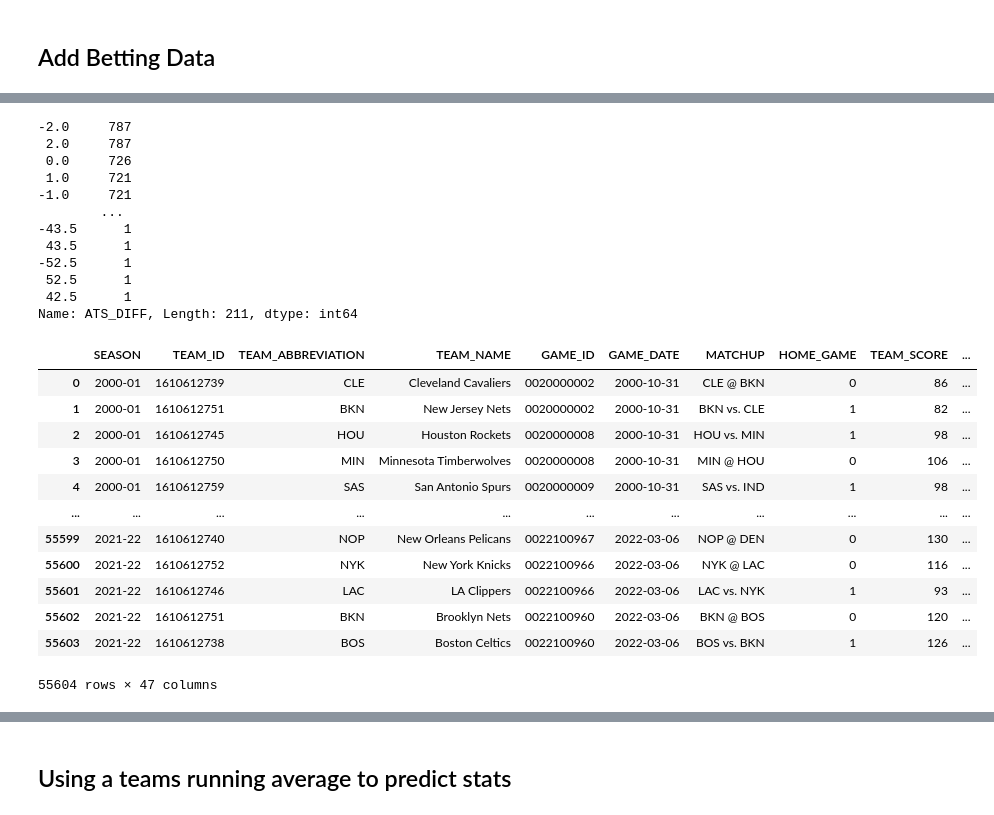
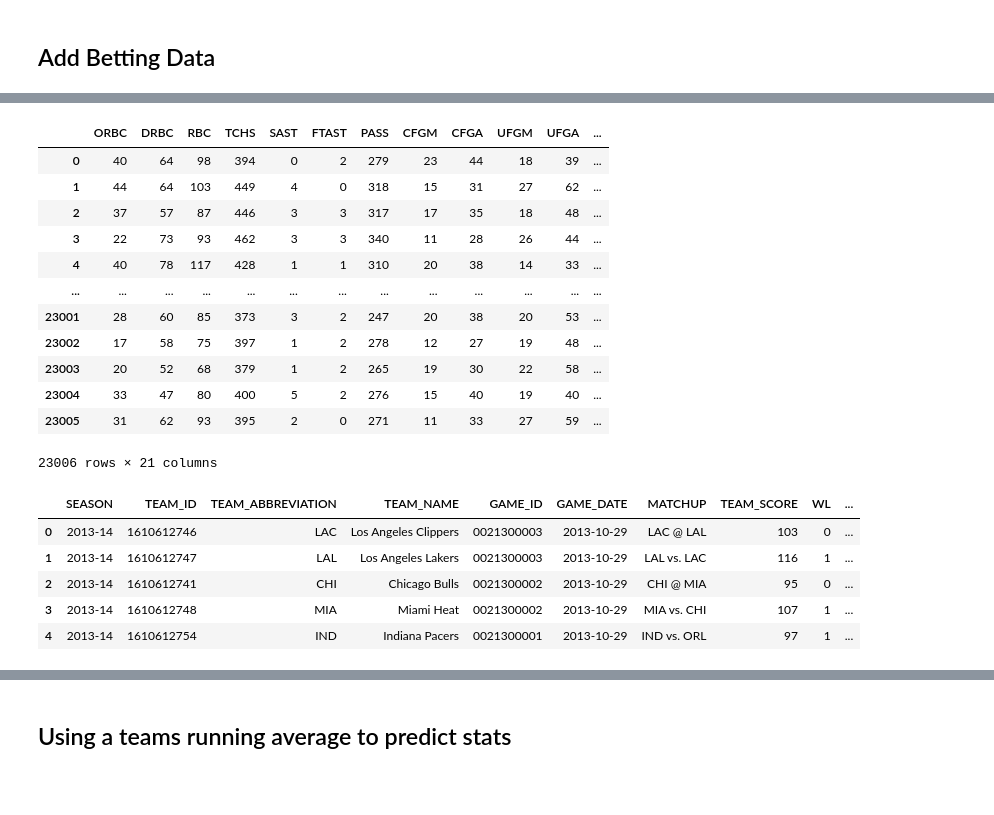
Before and after one commit to jnish23/NBA_Model_V2, a Jupyter notebook: notebooks/predicting_points_scored with_tracking.ipynb, the cells around one changed output, grey strips where cells are left out. Drawn from its saved outputs; the diff is of its cells as text; code cells hidden in the pictures; blank space fills up the shorter version.

```diff
--- a/notebooks/predicting_points_scored with_tracking.ipynb
+++ b/notebooks/predicting_points_scored with_tracking.ipynb
@@ -146,6 +144,5 @@ clean_df
 # %%
 # from src.data.make_team_dataset import prep_for_aggregation
-
 
 def prep_for_aggregation(df):
     """This function...
@@ -160,7 +157,7 @@ def prep_for_aggregation(df):
                           'AST_RATIO', 'E_TM_TOV_PCT', 'TM_TOV_PCT',
                           'EFG_PCT', 'TS_PCT', 'USG_PCT', 'E_USG_PCT',
                           'PACE_PER40', 'MIN', 'PIE', 'CFG_PCT', 'UFG_PCT',
-                          'DFG_PCT'])
+                          'DFG_PCT', 'E_OFF_RATING', 'E_DEF_RATING', 'E_NET_RATING'])
 
     df['FG2M'] = df['FGM'] - df['FG3M']
     df['FG2A'] = df['FGA'] - df['FG3A']
@@ -177,6 +174,24 @@ def prep_for_aggregation(df):
     df['RECORD'] = df['WL']
     df['TEAM_SCORE'] = df['PTS']
 
+    df = df.drop(columns = ['PCT_FGA_2PT', 'PCT_FGA_3PT', 'PCT_PTS_2PT',
+                          'PCT_PTS_2PT_MR', 'PCT_PTS_3PT', 'PCT_PTS_FB',
+                          'PCT_PTS_FT','PCT_PTS_OFF_TOV', 'PCT_PTS_PAINT',
+                          'PCT_AST_2PM', 'PCT_UAST_2PM','PCT_AST_3PM',
+                          'PCT_UAST_3PM', 'PCT_AST_FGM', 'PCT_UAST_FGM',
+                          'E_PACE'])
+
+    ## Reorder Columns
+
+    df = df[['SEASON', 'TEAM_ID', 'TEAM_ABBREVIATION', 'TEAM_NAME', 'GAME_ID',
+       'GAME_DATE', 'MATCHUP', 'TEAM_SCORE', 'WL', 'POINT_DIFF', 'HOME_GAME', 'RECORD',
+       'FG2M', 'FG2A', 'FG3M', 'FG3A', 'FTM', 'FTA', 'OREB', 'DREB', 'REB',
+       'AST', 'STL', 'BLK', 'TOV', 'PF', 'PTS',
+       'PLUS_MINUS', 'OFF_RATING', 'DEF_RATING', 'NET_RATING', 'PACE',
+       'POSS', 'DIST', 'ORBC', 'DRBC', 'RBC', 'TCHS', 'SAST', 'FTAST', 'PASS',
+       'CFGM', 'CFGA', 'UFGM', 'UFGA', 'DFGM', 'DFGA', 'PTS_2PT_MR', 'PTS_FB', 'PTS_OFF_TOV', 'PTS_PAINT', 'AST_2PM',
+       'AST_3PM', 'UAST_2PM', 'UAST_3PM']]
+
     return df
 
 
@@ -291,6 +275,8 @@ def clean_moneyline_df(df=moneylines):
     moneylines = pd.concat(
         [df.iloc[:, :4], highest_home_ml, highest_away_ml], axis=1)
 
+    moneylines['GM_DATE'] = pd.to_datetime(moneylines['GM_DATE'])
+
     return moneylines
 # %%
 clean_mls = clean_moneyline_df(df=moneylines)
@@ -374,6 +344,7 @@ def clean_spreads_df(df=spreads):
 
     spreads = pd.concat(
         [df.iloc[:, :4], highest_home_spread, highest_away_spread], axis=1)
+    spreads['GM_DATE'] = pd.to_datetime(spreads['GM_DATE'])
 
     return spreads
 # %%
@@ -447,44 +417,36 @@ def merge_betting_and_boxscore_data(clean_spreads, clean_mls, clean_boxscores):
 merged_df = merge_betting_and_boxscore_data(
     clean_spreads, clean_mls, clean_boxscores=clean_df2)
 # %%
-merged_df['ATS_DIFF'].value_counts()
-
-# merged_df.loc[merged_df['TEAM_COVERED']==0.5]
+merged_df.iloc[:, 34:-4]
 # %% [output]
+|  | ORBC | DRBC | RBC | TCHS | SAST | FTAST | PASS | CFGM | CFGA | UFGM | UFGA | ... |
+| 0 | 40 | 64 | 98 | 394 | 0 | 2 | 279 | 23 | 44 | 18 | 39 | ... |
+| 1 | 44 | 64 | 103 | 449 | 4 | 0 | 318 | 15 | 31 | 27 | 62 | ... |
+| 2 | 37 | 57 | 87 | 446 | 3 | 3 | 317 | 17 | 35 | 18 | 48 | ... |
+| 3 | 22 | 73 | 93 | 462 | 3 | 3 | 340 | 11 | 28 | 26 | 44 | ... |
+| 4 | 40 | 78 | 117 | 428 | 1 | 1 | 310 | 20 | 38 | 14 | 33 | ... |
+| ... | ... | ... | ... | ... | ... | ... | ... | ... | ... | ... | ... | ... |
+| 23001 | 28 | 60 | 85 | 373 | 3 | 2 | 247 | 20 | 38 | 20 | 53 | ... |
+| 23002 | 17 | 58 | 75 | 397 | 1 | 2 | 278 | 12 | 27 | 19 | 48 | ... |
+| 23003 | 20 | 52 | 68 | 379 | 1 | 2 | 265 | 19 | 30 | 22 | 58 | ... |
+| 23004 | 33 | 47 | 80 | 400 | 5 | 2 | 276 | 15 | 40 | 19 | 40 | ... |
+| 23005 | 31 | 62 | 93 | 395 | 2 | 0 | 271 | 11 | 33 | 27 | 59 | ... |
--2.0     787
- 2.0     787
- 0.0     726
- 1.0     721
--1.0     721
-        ...
--43.5      1
- 43.5      1
--52.5      1
- 52.5      1
- 42.5      1
-Name: ATS_DIFF, Length: 211, dtype: int64
+23006 rows × 21 columns
 # %%
 def normalize_per_100_poss(df):
     df = df.copy(deep=True)
 
     df.iloc[:, 12:27] = 100*df.iloc[:, 12:27].div(df['PACE'], axis=0)
-    df.iloc[:,  35:-4] = 100*df.iloc[:, 35:-4].div(df['PACE'], axis=0)
+    df.iloc[:,  34:-4] = 100*df.iloc[:, 34:-4].div(df['PACE'], axis=0)
 
     return df
 
 stats_per_100 = normalize_per_100_poss(merged_df)
-stats_per_100
+stats_per_100.head()
 # %% [output]
-|  | SEASON | TEAM_ID | TEAM_ABBREVIATION | TEAM_NAME | GAME_ID | GAME_DATE | MATCHUP | HOME_GAME | TEAM_SCORE | ... |
-| 0 | 2000-01 | 1610612739 | CLE | Cleveland Cavaliers | 0020000002 | 2000-10-31 | CLE @ BKN | 0 | 86 | ... |
-| 1 | 2000-01 | 1610612751 | BKN | New Jersey Nets | 0020000002 | 2000-10-31 | BKN vs. CLE | 1 | 82 | ... |
-| 2 | 2000-01 | 1610612745 | HOU | Houston Rockets | 0020000008 | 2000-10-31 | HOU vs. MIN | 1 | 98 | ... |
-| 3 | 2000-01 | 1610612750 | MIN | Minnesota Timberwolves | 0020000008 | 2000-10-31 | MIN @ HOU | 0 | 106 | ... |
-| 4 | 2000-01 | 1610612759 | SAS | San Antonio Spurs | 0020000009 | 2000-10-31 | SAS vs. IND | 1 | 98 | ... |
-| ... | ... | ... | ... | ... | ... | ... | ... | ... | ... | ... |
-| 55599 | 2021-22 | 1610612740 | NOP | New Orleans Pelicans | 0022100967 | 2022-03-06 | NOP @ DEN | 0 | 130 | ... |
-| 55600 | 2021-22 | 1610612752 | NYK | New York Knicks | 0022100966 | 2022-03-06 | NYK @ LAC | 0 | 116 | ... |
-| 55601 | 2021-22 | 1610612746 | LAC | LA Clippers | 0022100966 | 2022-03-06 | LAC vs. NYK | 1 | 93 | ... |
-| 55602 | 2021-22 | 1610612751 | BKN | Brooklyn Nets | 0022100960 | 2022-03-06 | BKN @ BOS | 0 | 120 | ... |
-| 55603 | 2021-22 | 1610612738 | BOS | Boston Celtics | 0022100960 | 2022-03-06 | BOS vs. BKN | 1 | 126 | ... |
+|  | SEASON | TEAM_ID | TEAM_ABBREVIATION | TEAM_NAME | GAME_ID | GAME_DATE | MATCHUP | TEAM_SCORE | WL | ... |
+| 0 | 2013-14 | 1610612746 | LAC | Los Angeles Clippers | 0021300003 | 2013-10-29 | LAC @ LAL | 103 | 0 | ... |
+| 1 | 2013-14 | 1610612747 | LAL | Los Angeles Lakers | 0021300003 | 2013-10-29 | LAL vs. LAC | 116 | 1 | ... |
+| 2 | 2013-14 | 1610612741 | CHI | Chicago Bulls | 0021300002 | 2013-10-29 | CHI @ MIA | 95 | 0 | ... |
+| 3 | 2013-14 | 1610612748 | MIA | Miami Heat | 0021300002 | 2013-10-29 | MIA vs. CHI | 107 | 1 | ... |
+| 4 | 2013-14 | 1610612754 | IND | Indiana Pacers | 0021300001 | 2013-10-29 | IND vs. ORL | 97 | 1 | ... |
-55604 rows × 47 columns
```
Also changed, not shown: parts of 45 cells of this notebook, 5 other files.
